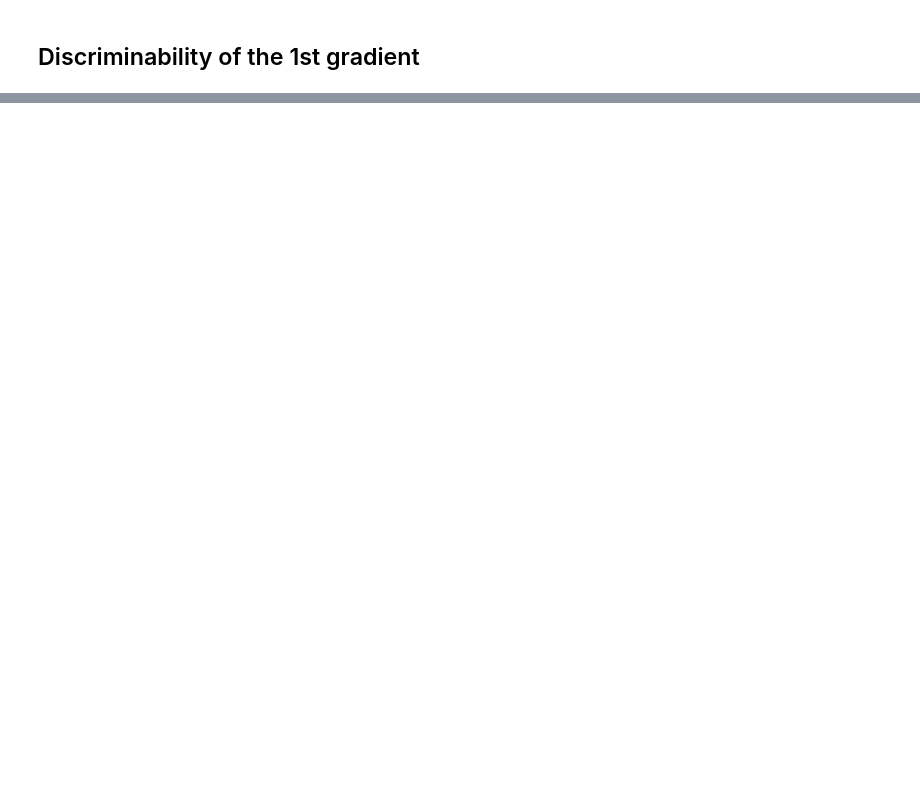
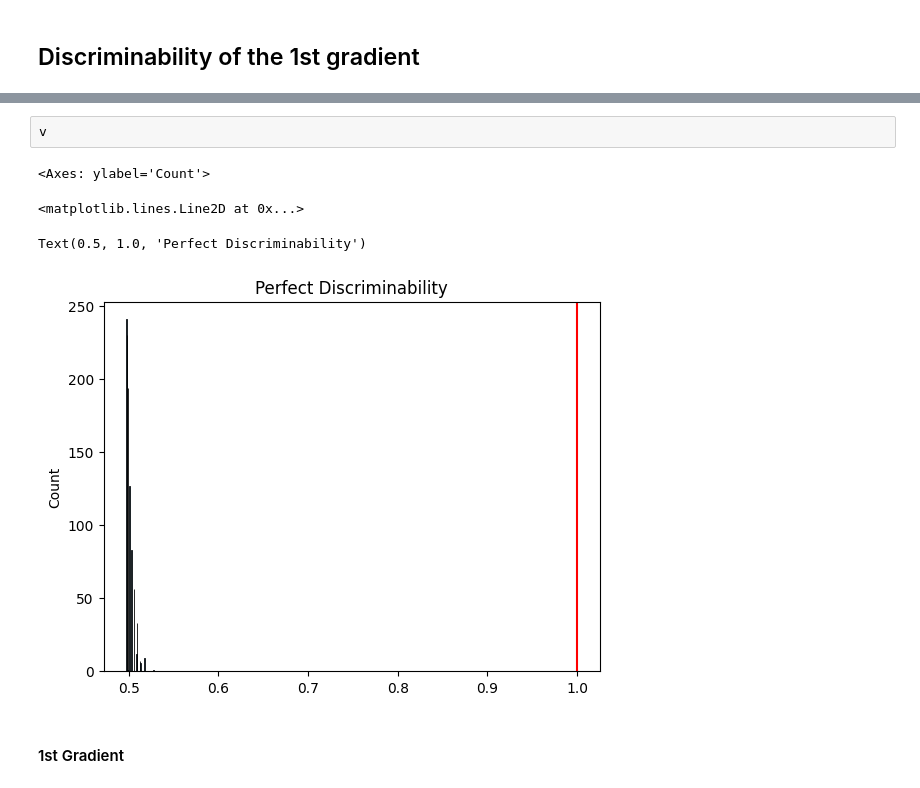
Before and after one commit to victoris93/feature-selection-scz, a Jupyter notebook: discriminability.ipynb, the cells around one changed output, grey strips where cells are left out. Drawn from its saved outputs; the diff is of its cells as text; blank space fills up the shorter version.

```diff
--- a/discriminability.ipynb
+++ b/discriminability.ipynb
@@ -163,0 +188,9 @@ plot_hemispheres(surf_lh, surf_rh, array_name=grad_mapped_ses2, size=(1200, 600)
+# %%
+v
+# %% [output]
+<Axes: ylabel='Count'>
+<matplotlib.lines.Line2D at 0x...>
+Text(0.5, 1.0, 'Perfect Discriminability')
+[figure, added]
+# %% [markdown]
+#### 1st Gradient
```
Also changed, not shown: parts of 51 cells of this notebook.
